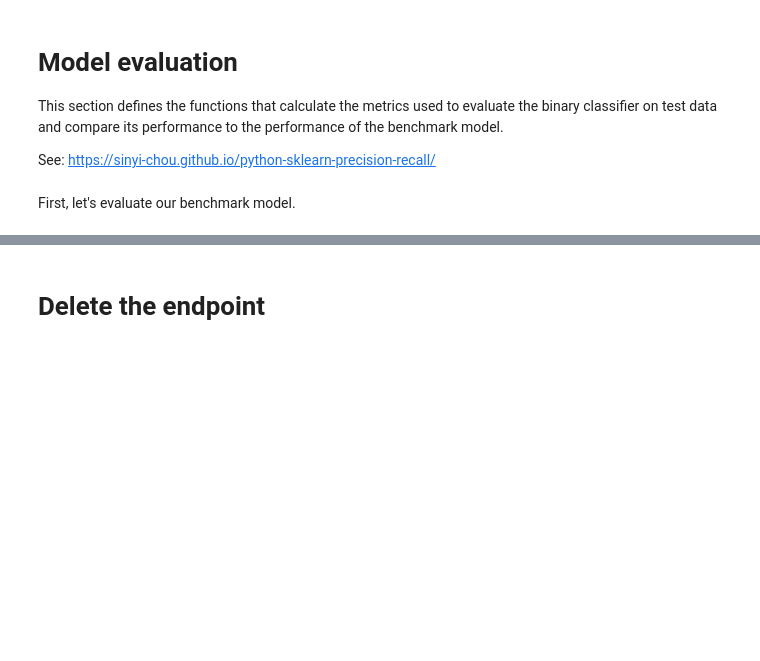
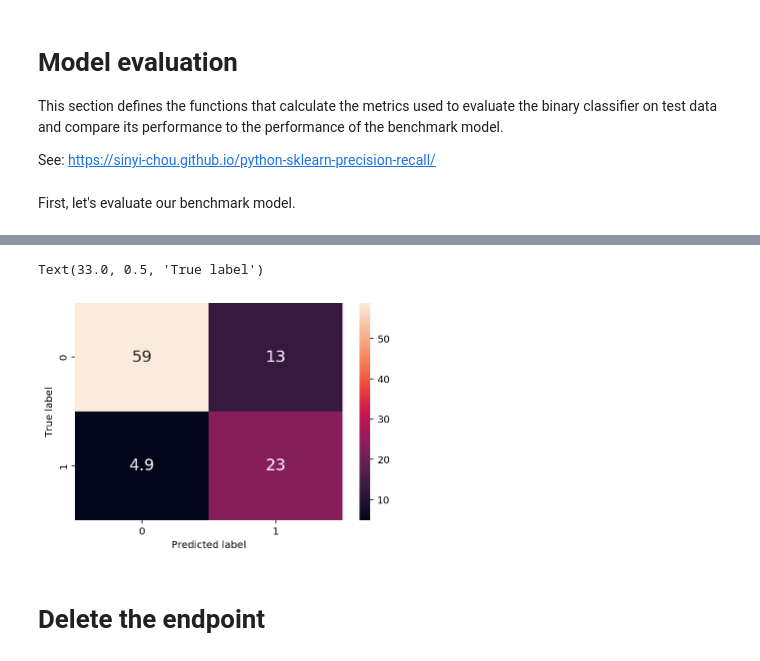
Before and after one commit to dvalps/starbucks-project, a Jupyter notebook: Model_Training.ipynb, the cells around one changed output, grey strips where cells are left out. Saved outputs shown, nothing was run; the diff lists cells and outputs as text; code cells hidden in the pictures; blank space fills up the shorter version.

```diff
--- a/Model_Training.ipynb
+++ b/Model_Training.ipynb
@@ -418,6 +427,6 @@ PR AUC Score: 0.640
 # %%
 # evaluate against what has been obtained from the deployed endpoint
-evaluate(test_preds, y_test)
+dict_metrics_xgb = evaluate(test_preds, y_test)
 # %% [output]
 predictions     0     1
 actuals
@@ -478,3 +453,15 @@ PR AUC Score: 0.767
+# %%
+cm = np.array([[dict_metrics_xgb['TP'], dict_metrics_xgb['FP']],\
+                              [dict_metrics_xgb['FN'], dict_metrics_xgb['TN']]])
+#percentages
+cm = np.round(cm / np.sum(cm) * 100, 2)
+df_cm = pd.DataFrame(cm)
+ax = sns.heatmap(df_cm, annot=True, annot_kws={"size": 16})
+ax.set_xlabel('Predicted label')
+ax.set_ylabel('True label')
+# %% [output]
+Text(33.0, 0.5, 'True label')
+[figure, added]
 # %% [markdown]
 # Delete the endpoint
 # %%
```
Also changed, not shown: parts of 34 cells of this notebook.
